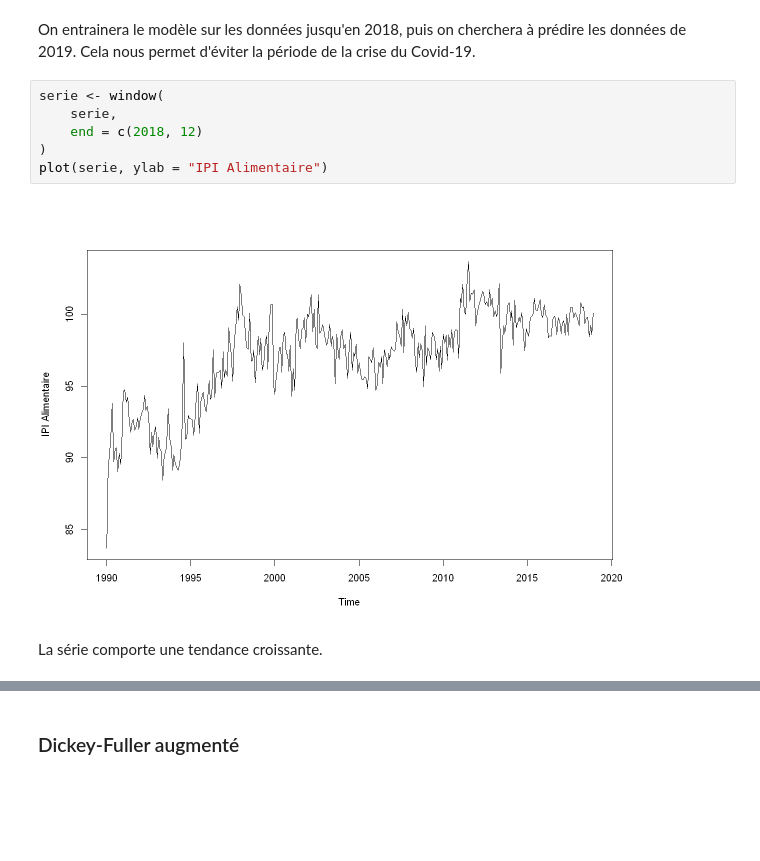
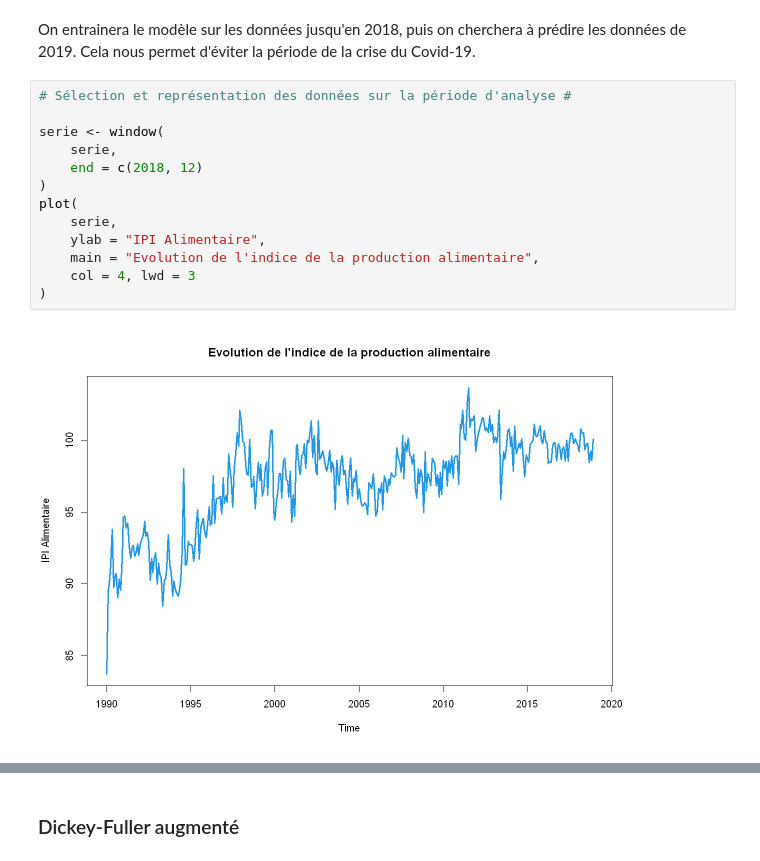
Before and after one commit to kouame1999/Projet_serie-temporelle, a Jupyter notebook: code.ipynb, the cells around one changed output, grey strips where cells are left out. Drawn from its saved outputs; the diff is of its cells as text; blank space fills up the shorter version.

```diff
--- a/code.ipynb
+++ b/code.ipynb
@@ -43,12 +52,17 @@ plot(serie)
 # %% [markdown]
 On entrainera le modèle sur les données jusqu'en 2018, puis on cherchera à prédire les données de 2019. Cela nous permet d'éviter la période de la crise du Covid-19.
 # %%
+# Sélection et représentation des données sur la période d'analyse #
+
 serie <- window(
     serie,
     end = c(2018, 12)
 )
-plot(serie, ylab = "IPI Alimentaire")
+plot(
+    serie,
+    ylab = "IPI Alimentaire",
+    main = "Evolution de l'indice de la production alimentaire",
+    col = 4, lwd = 3
+)
 # %% [output]
-[figure, old version]
+[figure, new version]
-# %% [markdown]
-La série comporte une tendance croissante.
```
Also changed, not shown: parts of 39 cells of this notebook, 3 other files.
